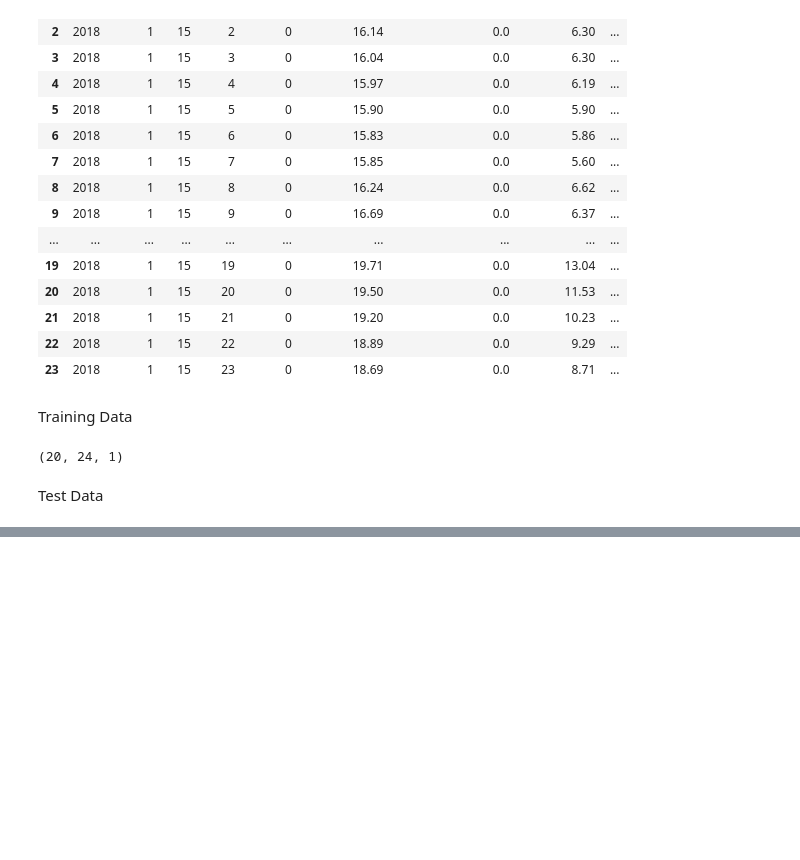
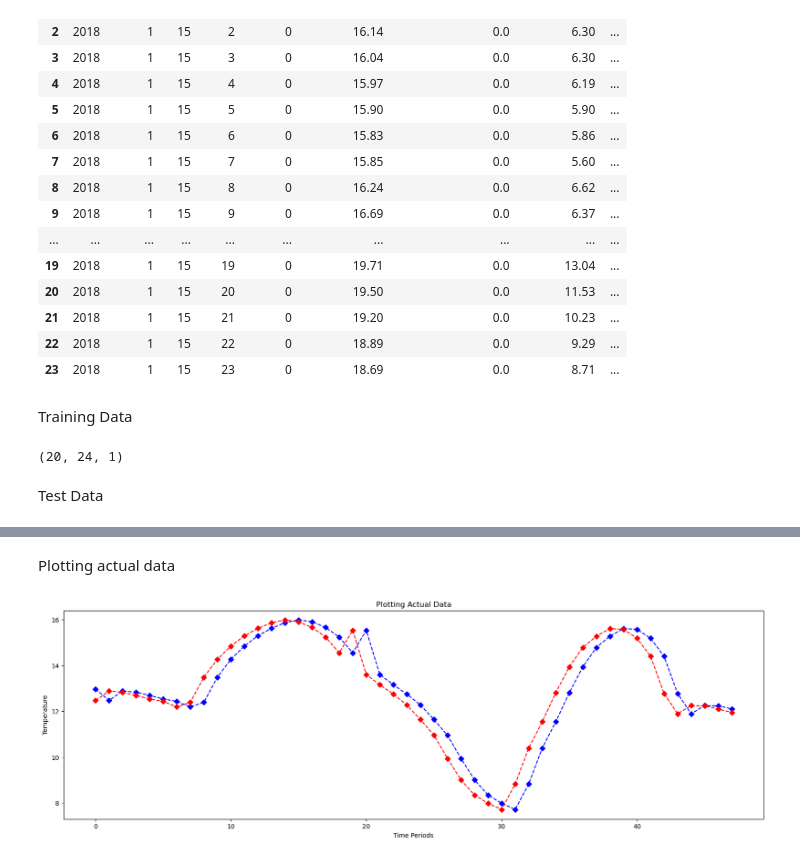
Before and after one commit to EdowanLupin/EdowanLupin, a Jupyter notebook: weather_forecast.ipynb, the cells around one changed output, grey strips where cells are left out. Cells and saved outputs as stored; diff of their text form; code cells hidden in the pictures; blank space fills up the shorter version.

Commit message:
Update Plotting actual data

```diff
--- a/weather_forecast.ipynb
+++ b/weather_forecast.ipynb
@@ -57,0 +75,12 @@ print(X_test.shape)
+# %% [markdown]
+Plotting actual data
+# %%
+plt.figure(figsize=(20,6))
+plt.plot(pd.Series(np.ravel(X_test)), "bD--", label="Actual")
+plt.plot(pd.Series(np.ravel(Y_test)), "rD--", label="Actual")
+plt.title ('Plotting Actual Data')
+plt.xlabel ('Time Periods')
+plt.ylabel ('Temperature')
+plt.show()
+# %% [output]
+[figure, added]
```
Also changed, not shown: parts of 1 cell of this notebook.
